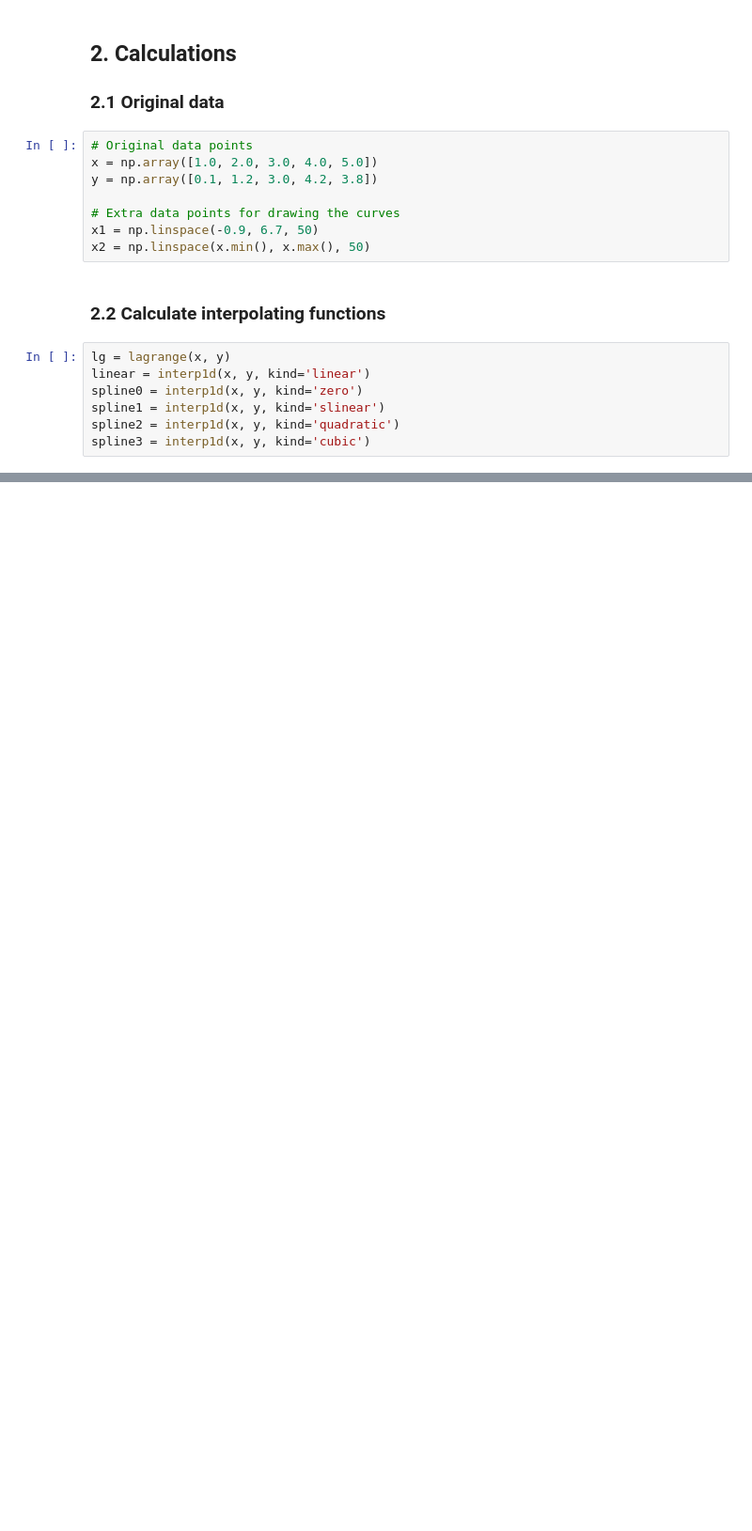
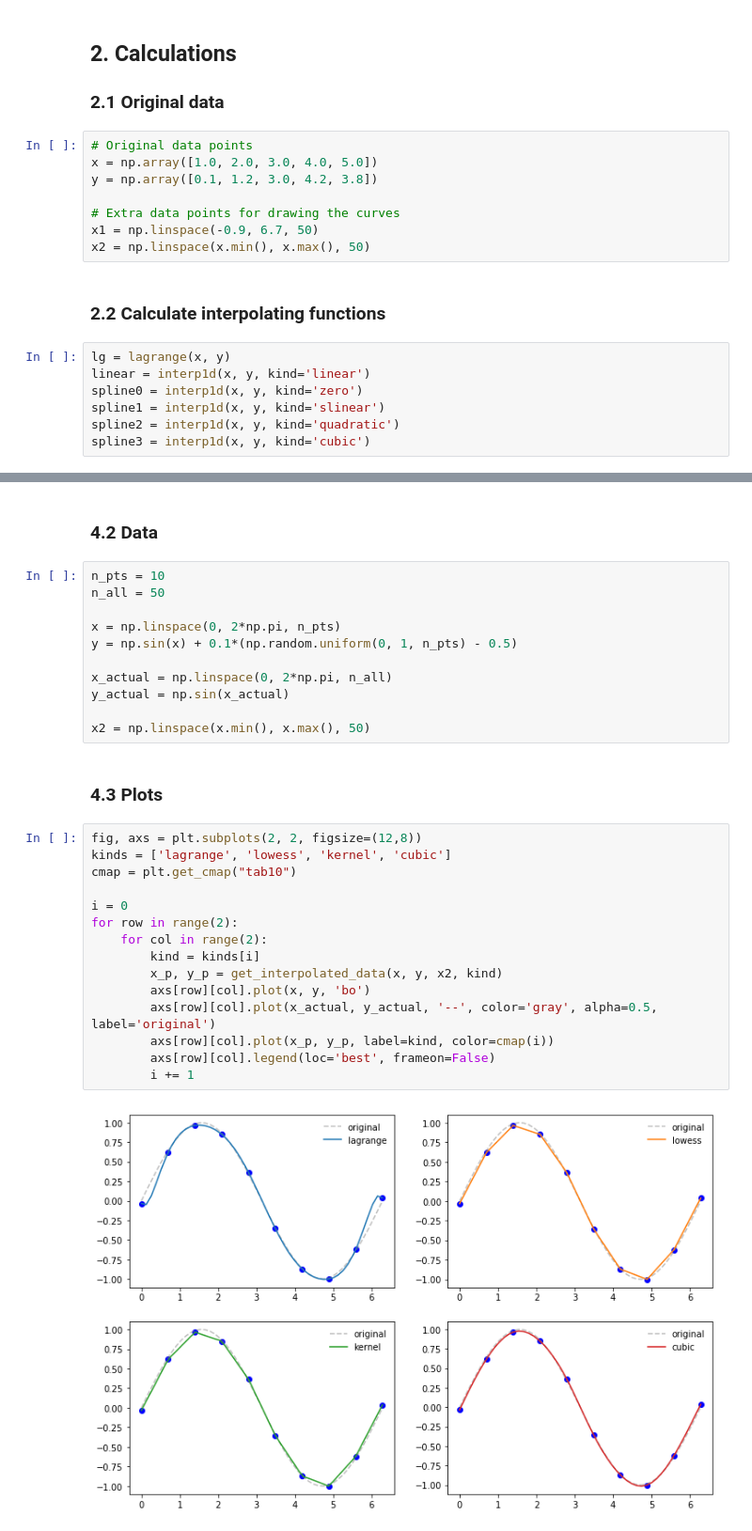
Before and after one commit to nathanielng/python-snippets, a Jupyter notebook: plotting/ex_interpolation.ipynb, the cells around one changed output, grey strips where cells are left out. Shown: that part at 94% size. Drawn from its saved outputs; the diff is of its cells as text; blank space fills up the shorter version.

```diff
--- a/plotting/ex_interpolation.ipynb
+++ b/plotting/ex_interpolation.ipynb
@@ -47,0 +77,32 @@ ax1.legend(loc='best', frameon=False);
+# %% [markdown]
+### 4.2 Data
+# %%
+n_pts = 10
+n_all = 50
+
+x = np.linspace(0, 2*np.pi, n_pts)
+y = np.sin(x) + 0.1*(np.random.uniform(0, 1, n_pts) - 0.5)
+
+x_actual = np.linspace(0, 2*np.pi, n_all)
+y_actual = np.sin(x_actual)
+
+x2 = np.linspace(x.min(), x.max(), 50)
+# %% [markdown]
+### 4.3 Plots
+# %%
+fig, axs = plt.subplots(2, 2, figsize=(12,8))
+kinds = ['lagrange', 'lowess', 'kernel', 'cubic']
+cmap = plt.get_cmap("tab10")
+
+i = 0
+for row in range(2):
+    for col in range(2):
+        kind = kinds[i]
+        x_p, y_p = get_interpolated_data(x, y, x2, kind)
+        axs[row][col].plot(x, y, 'bo')
+        axs[row][col].plot(x_actual, y_actual, '--', color='gray', alpha=0.5, label='original')
+        axs[row][col].plot(x_p, y_p, label=kind, color=cmap(i))
+        axs[row][col].legend(loc='best', frameon=False)
+        i += 1
+# %% [output]
+[figure, added]
```
Also changed, not shown: parts of 6 cells of this notebook, 2 other files.
